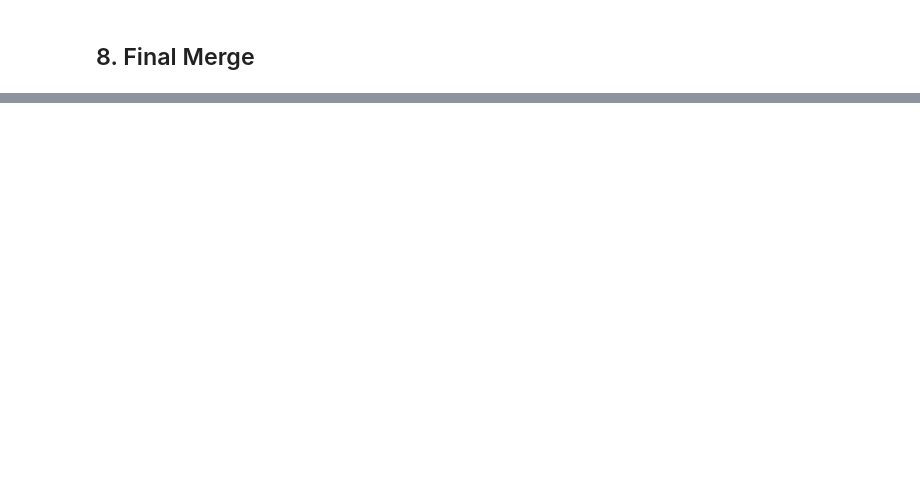
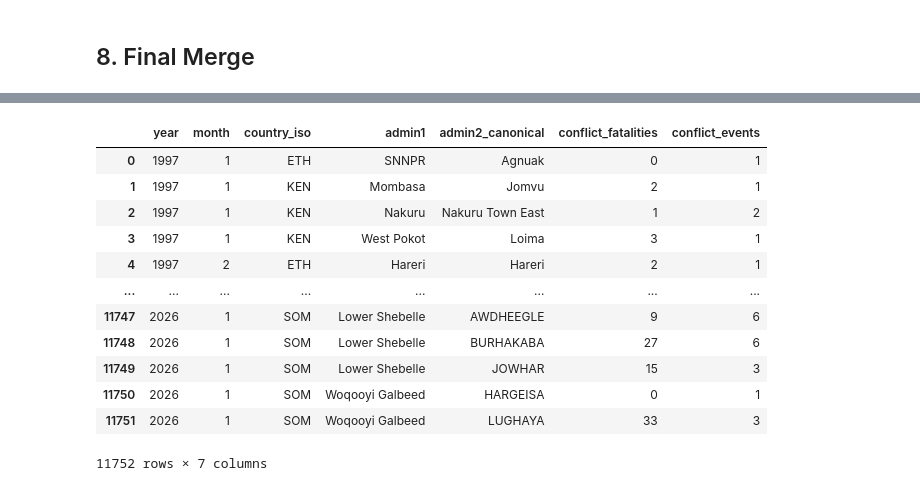
Before and after one commit to halim-jun/subnational_price_prediction, a Jupyter notebook: subnational_merge_notebook.ipynb, the cells around one changed output, grey strips where cells are left out. Cells and saved outputs as stored; diff of their text form; code cells hidden in the pictures; blank space fills up the shorter version.

```diff
--- a/subnational_merge_notebook.ipynb
+++ b/subnational_merge_notebook.ipynb
@@ -350 +703,17 @@ KeyError: 'LONGITUDE'
+# %%
+acled_agg
+# %% [output]
+|  | year | month | country_iso | admin1 | admin2_canonical | conflict_fatalities | conflict_events |
+| 0 | 1997 | 1 | ETH | SNNPR | Agnuak | 0 | 1 |
+| 1 | 1997 | 1 | KEN | Mombasa | Jomvu | 2 | 1 |
+| 2 | 1997 | 1 | KEN | Nakuru | Nakuru Town East | 1 | 2 |
+| 3 | 1997 | 1 | KEN | West Pokot | Loima | 3 | 1 |
+| 4 | 1997 | 2 | ETH | Hareri | Hareri | 2 | 1 |
+| ... | ... | ... | ... | ... | ... | ... | ... |
+| 11747 | 2026 | 1 | SOM | Lower Shebelle | AWDHEEGLE | 9 | 6 |
+| 11748 | 2026 | 1 | SOM | Lower Shebelle | BURHAKABA | 27 | 6 |
+| 11749 | 2026 | 1 | SOM | Lower Shebelle | JOWHAR | 15 | 3 |
+| 11750 | 2026 | 1 | SOM | Woqooyi Galbeed | HARGEISA | 0 | 1 |
+| 11751 | 2026 | 1 | SOM | Woqooyi Galbeed | LUGHAYA | 33 | 3 |
+11752 rows × 7 columns
 # %%
```
Also changed, not shown: parts of 24 cells of this notebook.
